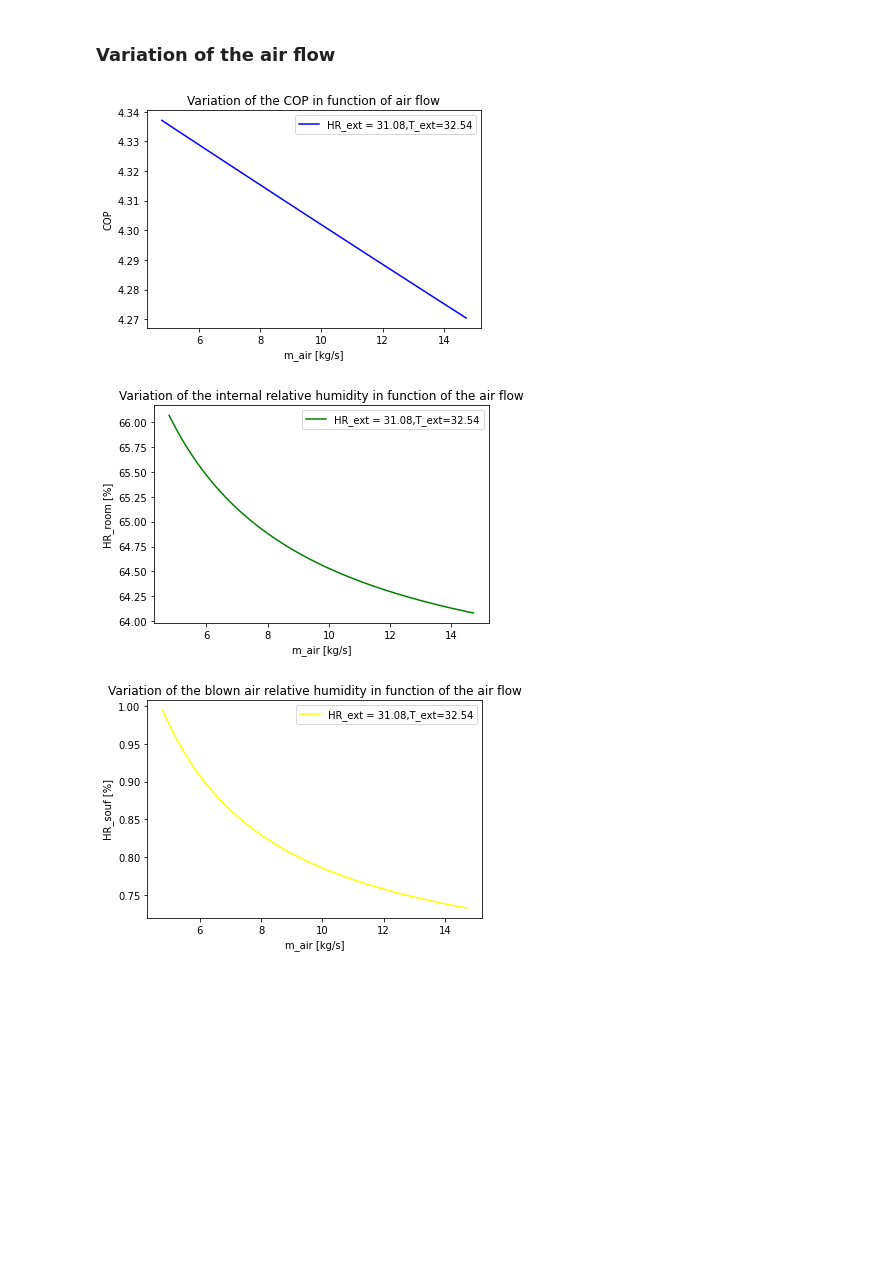
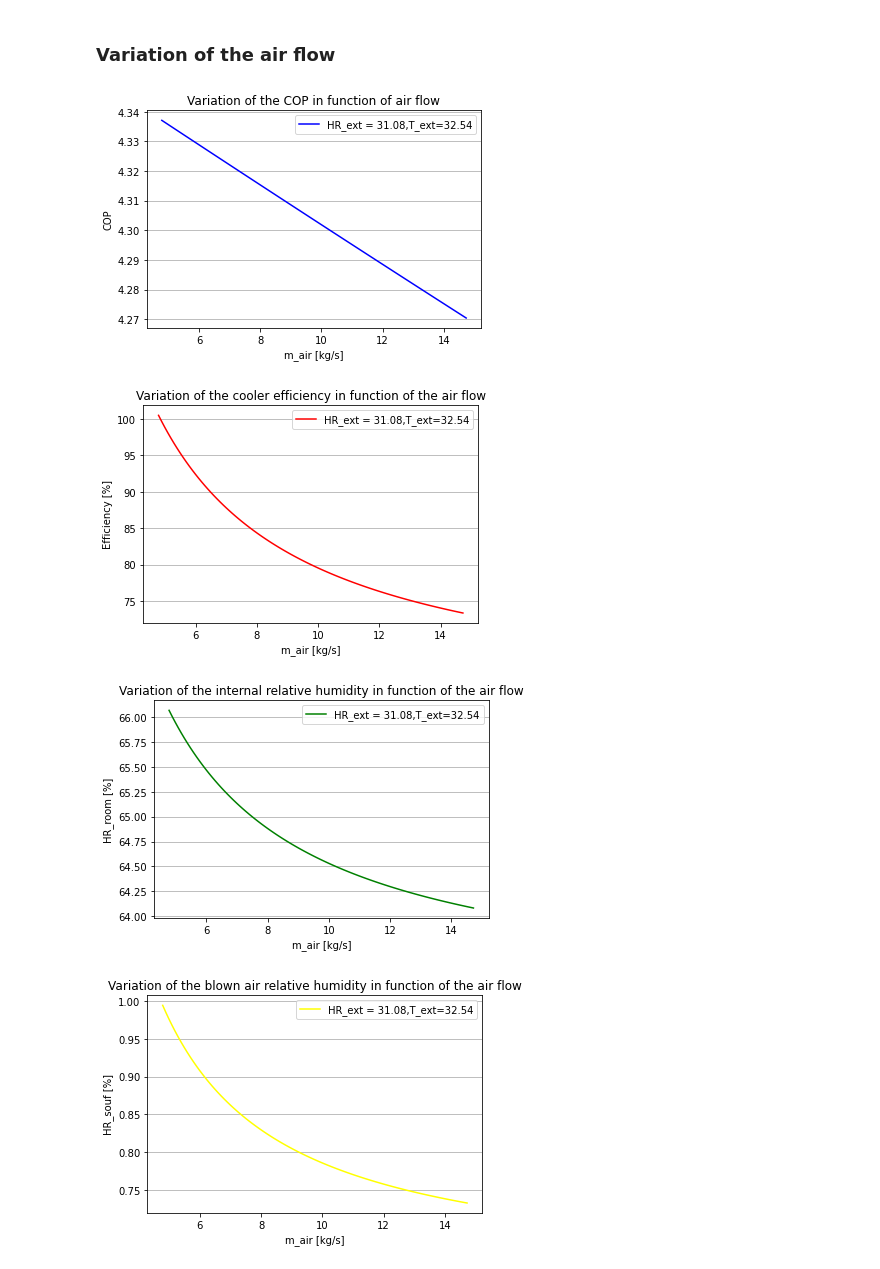
Before and after one commit to JolanKerrien/Heat-Mass-Transfer, a Jupyter notebook: Heat Transfer.ipynb, the cells around one changed output. Saved outputs shown, nothing was run; the diff lists cells and outputs as text; code cells hidden in the pictures; blank space fills up the shorter version.

```diff
--- a/Heat Transfer.ipynb
+++ b/Heat Transfer.ipynb
@@ -230,6 +230,7 @@ def Plot(X,Y,color,xlabel,ylabel,title=None,label=None):
     plt.xlabel(xlabel)
     plt.ylabel(ylabel)
     plt.title(title)
+    plt.grid(axis='y')
     if label!=None:
         plt.legend()
 # %% [markdown]
@@ -327,34 +328,38 @@ h_ext = HAPropsSI('H', 'T', T_ext+273.15,'P', 101325, 'R', HR_ext/100)
 HR_SOUF = [HAPropsSI('R', 'T', T_souf, 'P', 101325, 'H', h_ext) for T_souf in T_SOUF]
 #Calculation of the efficiency
 Tdb = HAPropsSI('Twb', 'T', T_ext+273.15, 'P', 101325, "R", HR_ext/100)
-eff = [((T_souf-273.15-T_ext)/(Tdb-273.15-T_ext))*100 for T_souf in T_SOUF] # %
+EFF = [((T_souf-273.15-T_ext)/(Tdb-273.15-T_ext))*100 for T_souf in T_SOUF] # %
 #Calculation of the debit of water
 w_ext = HAPropsSI('W', 'T', T_ext+273.15, 'P', 101325, 'R',HR_ext/100); #kg d'eau/ kg d'air
 w_SOUF = [HAPropsSI('W','T',T_souf,'P',101325,'R',HR_souf) for (T_souf,HR_souf) in zip(T_SOUF,HR_SOUF)] #kg d'eau/ kg d'air
 m_WATER = [m_air*(w_souf-w_ext) for (m_air,w_souf) in zip(m_AIR,w_SOUF)] #kg/s
 #Deduce HR_set
 w_ROOM = [w_souf - (Gp/3600*Np*S)/m_air for (m_air,w_souf) in zip(m_AIR,w_SOUF)]
 HR_ROOM = [HAPropsSI('R', 'T', Tset+273.15, 'P', 101325, 'W', w_room)*100 for w_room in w_ROOM]
 #COP
 # Work of the pump
 WP = [m_water*deltaP/1000 for m_water in m_WATER]
 #Work of the fan
 WF = [m_air/1.2*Cons for m_air in m_AIR]
 #COP
 COP = [Qload/(Wp+Wf) for Wp in WP]
 
 #Plot
 #
 Fixed = f'HR_ext = {round(HR_ext,2)},T_ext={round(T_ext,2)}'
 Plot(m_AIR,COP,'blue','m_air [kg/s]','COP',
      'Variation of the COP in function of air flow',Fixed)
 plt.show()
+Plot(m_AIR,EFF,'red','m_air [kg/s]','Efficiency [%]',
+     'Variation of the cooler efficiency in function of the air flow',Fixed)
+plt.show()
 Plot(m_AIR,HR_ROOM,'green','m_air [kg/s]','HR_room [%]',
      'Variation of the internal relative humidity in function of the air flow',Fixed)
 plt.show()
 Plot(m_AIR,HR_SOUF,'yellow','m_air [kg/s]','HR_souf [%]',
      'Variation of the blown air relative humidity in function of the air flow',Fixed)
 # %% [output]
-[figure, old version]
+[figure, new version]
-[figure, old version]
+[figure, new version]
-[figure, old version]
+[figure, new version]
+[figure, added]
```
Also changed, not shown: parts of 2 cells of this notebook.
